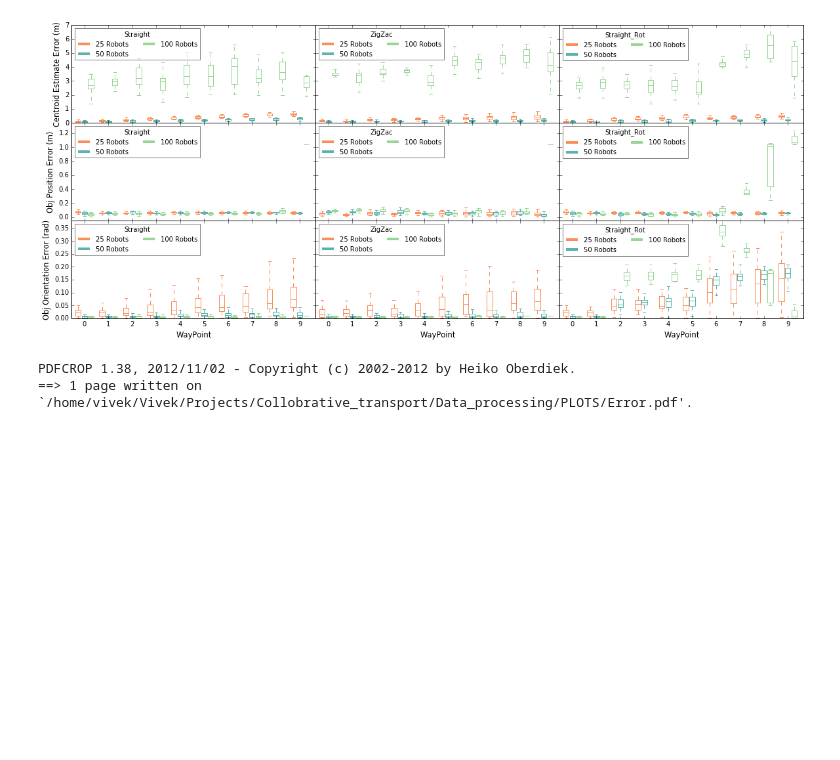
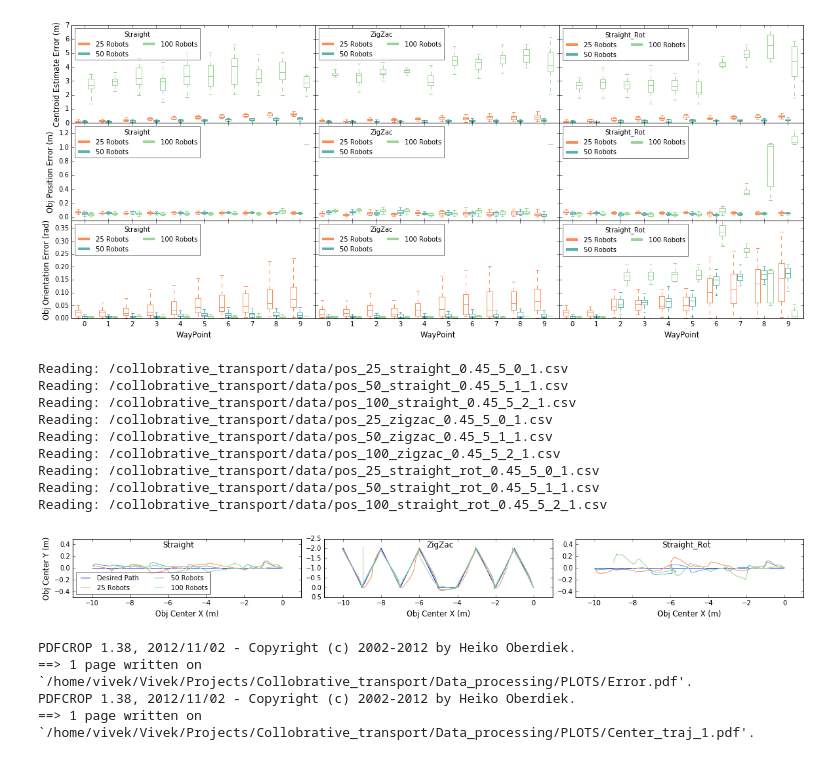
Before and after one commit to MISTLab/SwarmHaul, a Jupyter notebook: Data_processing/Error_plots.ipynb, the cells around one changed output. Cells and saved outputs as stored; diff of their text form; code cells hidden in the pictures; blank space fills up the shorter version.

Commit message:
Trajectory Plot.
Former-commit-id: 28d747ff8ffd7ff76d6235cdf3dfd96946870567

```diff
--- a/Data_processing/Error_plots.ipynb
+++ b/Data_processing/Error_plots.ipynb
@@ -462,9 +442,72 @@ ax[2][0].set_ylabel("Obj Orientation Error (rad)",fontsize=11.5)
 plt.savefig("/home/vivek/Vivek/Projects/Collobrative_transport/Data_processing/PLOTS/Error.pdf", dpi=600, format="pdf", transparent=False)
 # %% [output]
 [figure]
+# %%
+fig, ax = plt.subplots(1, 3,figsize=(20,2))
+plt.subplots_adjust(hspace = 0.0,wspace = 0.1)
+
+titles = ['Straight', 'ZigZac', 'Straight_Rot']
+robot_types=['25 Robots', '50 Robots', '100 Robots']
+m_color = ['#fc8d59','#5ab4ac', '#99d594']
+Rand=1
+for path_num in range(0,len(PATH_TAKEN)):
+    path = PATH_TAKEN[path_num]
+    l_path_pnt_x=[]
+    l_path_pnt_y=[]
+    for i in range(0,len(PATH_PNT[path_num])-1):
+        l_path_pnt_x.append(PATH_PNT[path_num][i][0])
+        l_path_pnt_y.append(PATH_PNT[path_num][i][1])
+    ax[path_num].plot(l_path_pnt_x,l_path_pnt_y, label='Desired Path')
+    ax[path_num].set_xlim(-11, 1)
+    ax[path_num].set_ylim(-2.5, 1)
+    for i in range(0,len(ROBOTS)):
+        obj_shape = 0
+        if(ROBOTS[i] == 50):
+            obj_shape = 1
+        elif(ROBOTS[i] == 100):
+            obj_shape = 2
+        p_df = read_pos_datafile(str(ROBOTS[i])+'_'+path+'_'+str(INTER_CAGE_DIST)
+                                                           +'_'+str(MASS)+'_'+str(obj_shape)+'_'+str(Rand),ROBOTS[i])
+        ax[path_num].plot(p_df['obj_x'],p_df['obj_y'],c=m_color[i],label=robot_types[i])
+    if(path_num==1):
+        ax[path_num].set_ylim(0.5, -2.5)
+    else:
+        ax[path_num].set_ylim(-0.5, 0.5)
+
+
+ax[0].legend(loc=3,ncol=2,framealpha=0.5,fontsize=10)
+
+
+plt.figtext(0.22, 0.81, titles[0], color='black', weight='roman',
+        size=12)
+plt.figtext(0.5, 0.81, titles[1], color='black', weight='roman',
+        size=12)
+plt.figtext(0.75, 0.81, titles[2], color='black', weight='roman',
+        size=12)
+ax[0].set_xlabel("Obj Center X (m)",fontsize=11.5)
+ax[1].set_xlabel("Obj Center X (m)",fontsize=11.5)
+ax[2].set_xlabel("Obj Center X (m)",fontsize=11.5)
+ax[0].set_ylabel("Obj Center Y (m)",fontsize=11.5)
+
+plt.gcf().subplots_adjust(bottom=0.28)
+plt.savefig("/home/vivek/Vivek/Projects/Collobrative_transport/Data_processing/PLOTS/Center_traj_1.pdf", dpi=600, format="pdf", transparent=False)
+# %% [output]
+Reading: /collobrative_transport/data/pos_25_straight_0.45_5_0_1.csv
+Reading: /collobrative_transport/data/pos_50_straight_0.45_5_1_1.csv
+Reading: /collobrative_transport/data/pos_100_straight_0.45_5_2_1.csv
+Reading: /collobrative_transport/data/pos_25_zigzac_0.45_5_0_1.csv
+Reading: /collobrative_transport/data/pos_50_zigzac_0.45_5_1_1.csv
+Reading: /collobrative_transport/data/pos_100_zigzac_0.45_5_2_1.csv
+Reading: /collobrative_transport/data/pos_25_straight_rot_0.45_5_0_1.csv
+Reading: /collobrative_transport/data/pos_50_straight_rot_0.45_5_1_1.csv
+Reading: /collobrative_transport/data/pos_100_straight_rot_0.45_5_2_1.csv
+[figure, added]
 # %%
 %%bash
 pdfcrop /home/vivek/Vivek/Projects/Collobrative_transport/Data_processing/PLOTS/Error.pdf /home/vivek/Vivek/Projects/Collobrative_transport/Data_processing/PLOTS/Error.pdf
+pdfcrop /home/vivek/Vivek/Projects/Collobrative_transport/Data_processing/PLOTS/Center_traj_1.pdf /home/vivek/Vivek/Projects/Collobrative_transport/Data_processing/PLOTS/Center_traj_1.pdf
 # %% [output]
 PDFCROP 1.38, 2012/11/02 - Copyright (c) 2002-2012 by Heiko Oberdiek.
 ==> 1 page written on `/home/vivek/Vivek/Projects/Collobrative_transport/Data_processing/PLOTS/Error.pdf'.
+PDFCROP 1.38, 2012/11/02 - Copyright (c) 2002-2012 by Heiko Oberdiek.
+==> 1 page written on `/home/vivek/Vivek/Projects/Collobrative_transport/Data_processing/PLOTS/Center_traj_1.pdf'.
```
Also changed, not shown: parts of 1 cell of this notebook, 2 other files.
